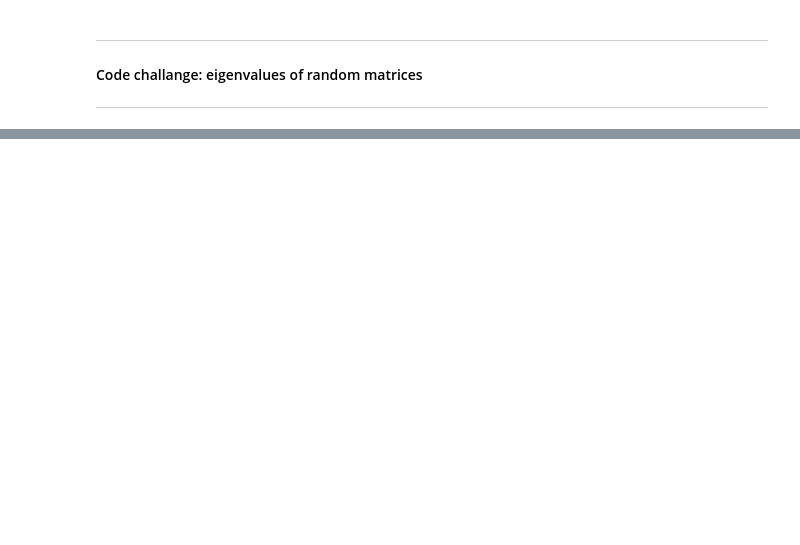
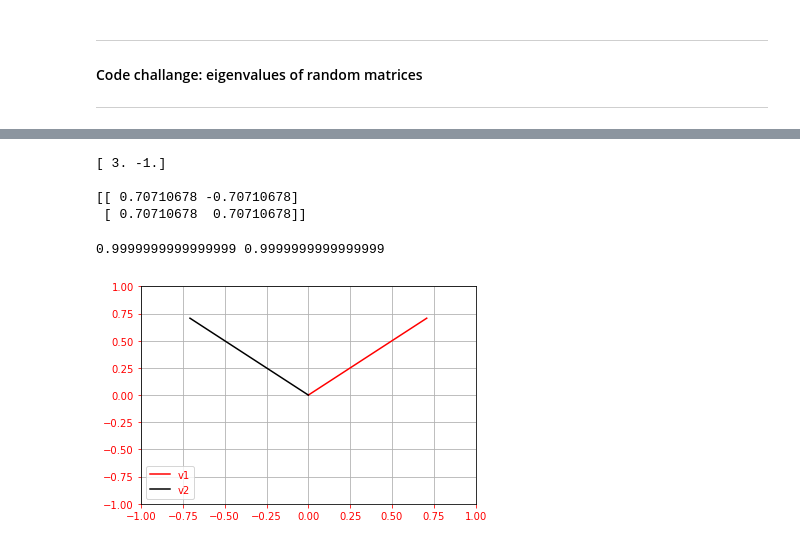
Before and after one commit to akshatsingh1718/maths, a Jupyter notebook: linear_algebra/eigenDecomposition.ipynb, the cells around one changed output, grey strips where cells are left out. Saved outputs shown, nothing was run; the diff lists cells and outputs as text; code cells hidden in the pictures; blank space fills up the shorter version.

Commit message:
General eigendecomposition

```diff
--- a/linear_algebra/eigenDecomposition.ipynb
+++ b/linear_algebra/eigenDecomposition.ipynb
@@ -220,0 +226,31 @@ plt.show()
+# %%
+# matrix
+A = [ [1,2], [2,1] ]
+
+evals, evecs = np.linalg.eig(A)
+print(evals)
+print(' ')
+print(evecs)
+# %% [output]
+[ 3. -1.]
+
+[[ 0.70710678 -0.70710678]
+ [ 0.70710678  0.70710678]]
+# %%
+# norm of each eigen vectors
+mag_v1 = np.sqrt(np.sum(np.square(evecs[0])))
+mag_v2 = np.sqrt(np.sum(np.square(evecs[1])))
+
+print(mag_v1, mag_v2)
+
+# plotting vectors
+
+plt.plot([0,evecs[0,0]],[0,evecs[1,0]],'r',label='v1')
+plt.plot([0,evecs[0,1]],[0,evecs[1,1]],'k',label='v2')
+plt.axis([-1,1,-1,1])
+plt.grid()
+plt.legend()
+plt.show()
+# %% [output]
+0.9999999999999999 0.9999999999999999
+[figure, added]
```
Also changed, not shown: parts of 49 cells of this notebook, 7 other files.
